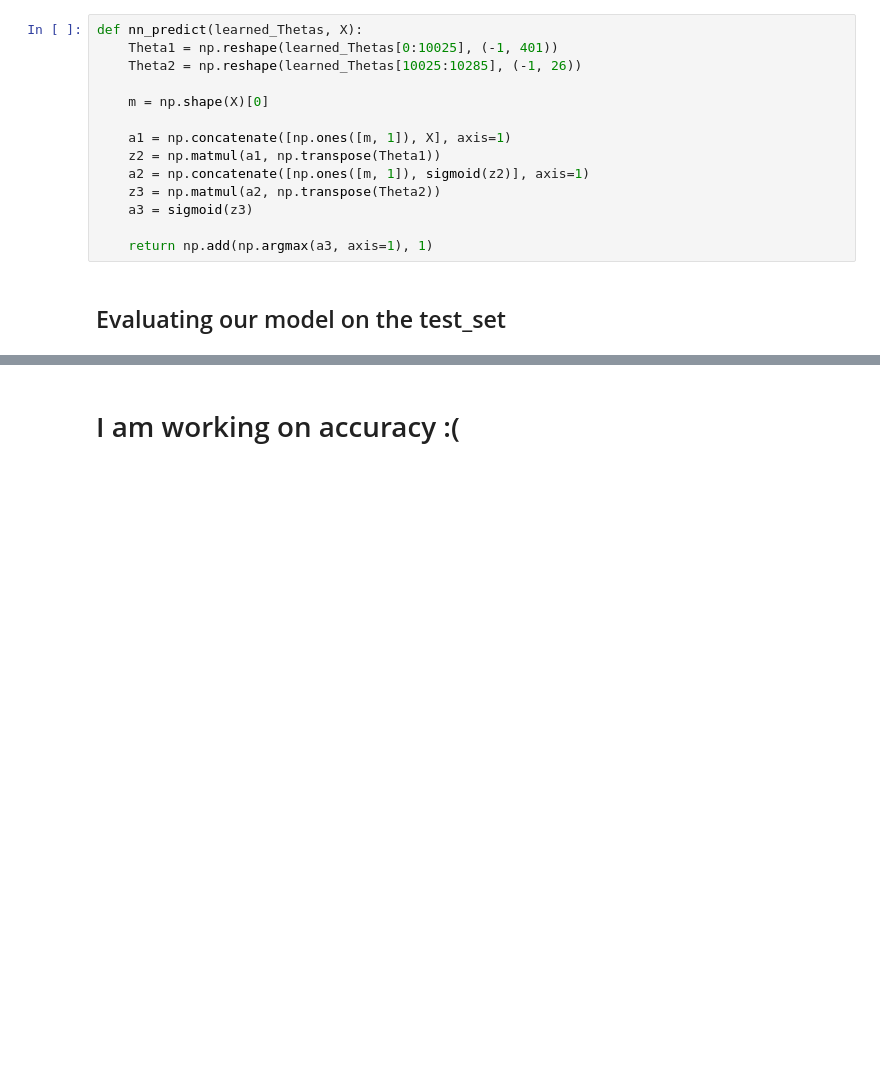
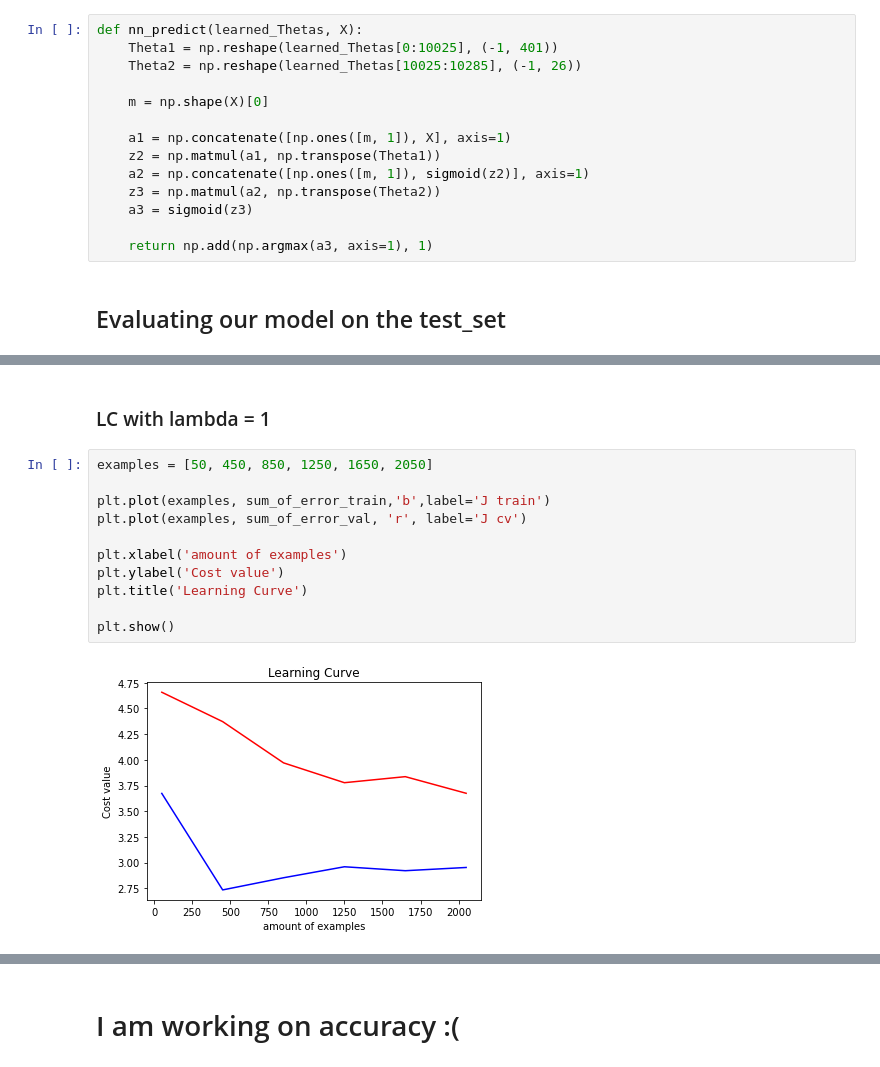
Before and after one commit to Jaime-Pinkman/Data-Science, a Jupyter notebook: neural_network/ImageRecognition.ipynb, the cells around one changed output, grey strips where cells are left out. Drawn from its saved outputs; the diff is of its cells as text; blank space fills up the shorter version.

```diff
--- a/neural_network/ImageRecognition.ipynb
+++ b/neural_network/ImageRecognition.ipynb
@@ -322,0 +539,15 @@ print(np.mean((predictions == y_test.flatten()) * 100))
+# %% [markdown]
+### LC with lambda = 1
+# %%
+examples = [50, 450, 850, 1250, 1650, 2050]
+
+plt.plot(examples, sum_of_error_train,'b',label='J train')
+plt.plot(examples, sum_of_error_val, 'r', label='J cv')
+
+plt.xlabel('amount of examples')
+plt.ylabel('Cost value')
+plt.title('Learning Curve')
+
+plt.show()
+# %% [output]
+[figure, added]
```
Also changed, not shown: parts of 31 cells of this notebook, 2 other files.
